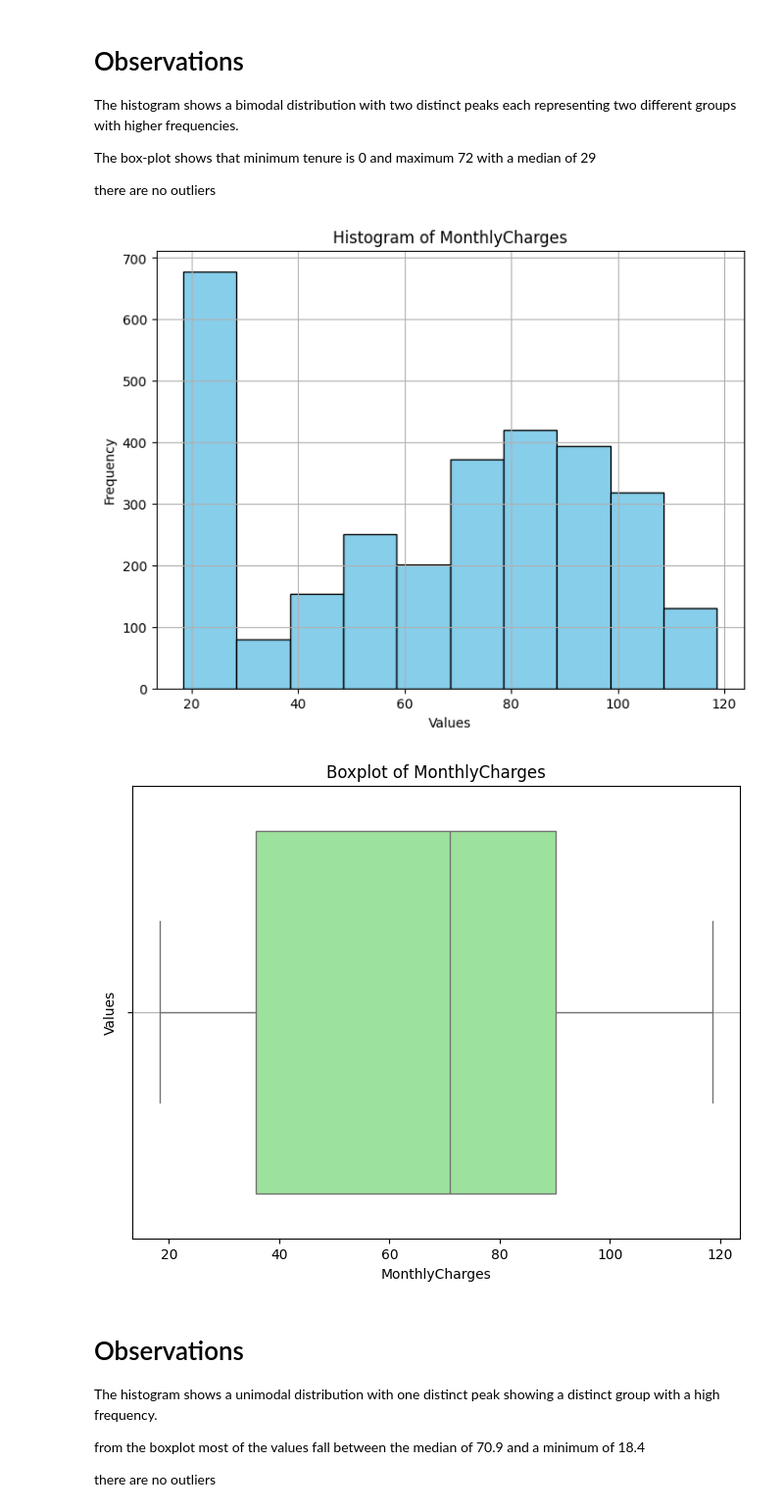
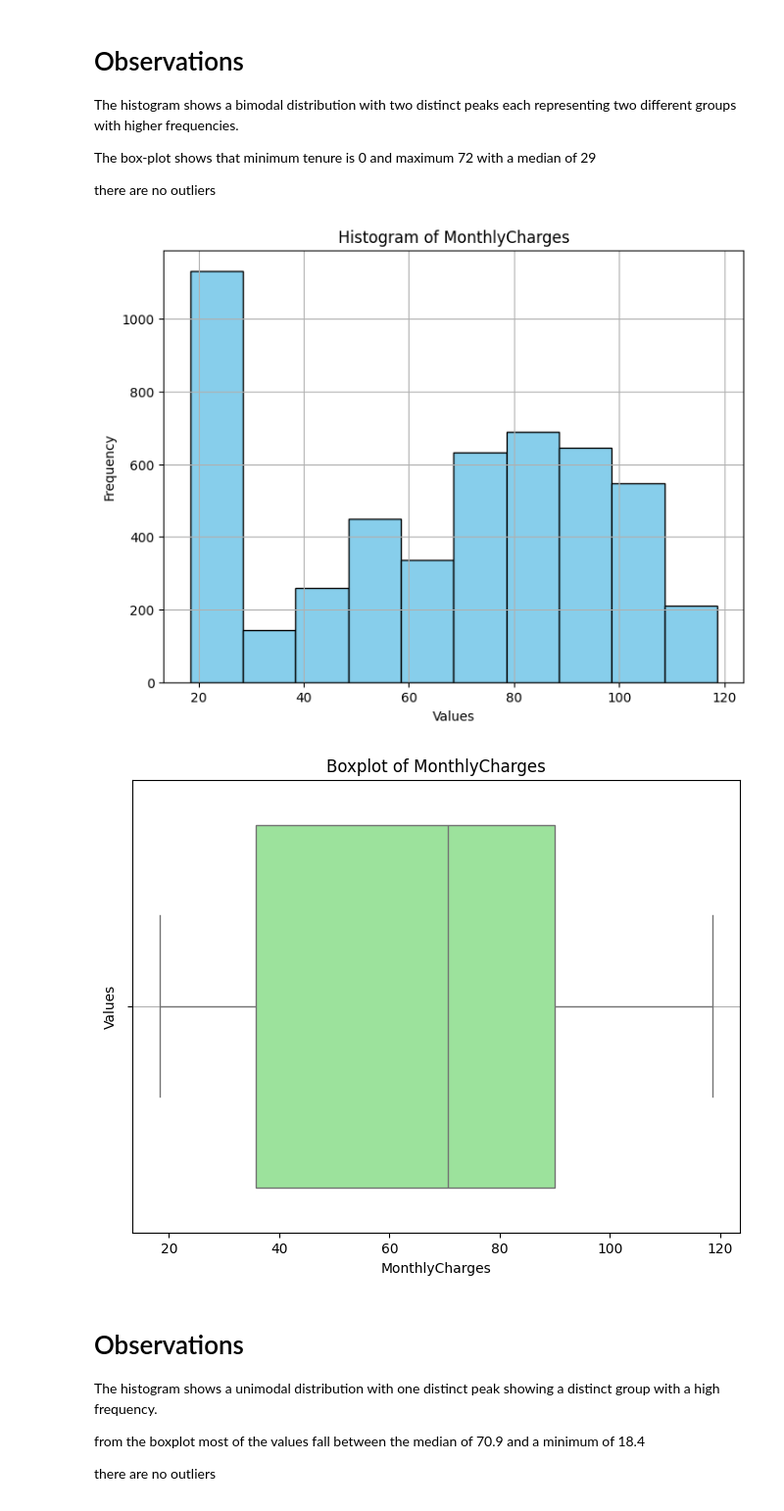
Before and after one commit to Marlon-were/Customer_Churn_Analysis, a Jupyter notebook: churn.ipynb, the cells around one changed output. Shown: that part at 98% size. Cells and saved outputs as stored; diff of their text form; code cells hidden in the pictures.

```diff
--- a/churn.ipynb
+++ b/churn.ipynb
@@ -103,3 +137,37 @@ The first train dataset has data for 3000 customers. It's woth noting that the f
+# %%
+#Fill the missing values in the Multplelines column with values in the Phoneservice column since its evident you can't have multiplelines without phoneservice
+
+#First change the datatype for MultipleLines column to bool
+data_train['MultipleLines'] = data_train['MultipleLines'].astype(bool)
+
+#Fill missing values with the values from the phoneservice column
+
+data_train['MultipleLines'] = data_train['MultipleLines'].fillna(data_train['PhoneService'])
+# %%
+#fill the missing values in the columns OnlineSecurity, OnlineBackup, DeviceProtection, TechSupport, StreamingTV, StreamingMovies with 'unknown'
+
+data_train['OnlineSecurity'] = data_train['OnlineSecurity'].fillna('Unknown')
+data_train['OnlineBackup'] = data_train['OnlineBackup'].fillna('Unknown')
+data_train['DeviceProtection'] = data_train['DeviceProtection'].fillna('Unknown')
+data_train['TechSupport'] = data_train['TechSupport'].fillna('Unknown')
+data_train['StreamingTV'] = data_train['StreamingTV'].fillna('Unknown')
+data_train['StreamingMovies'] = data_train['StreamingMovies'].fillna('Unknown')
+# %%
+# fil missing values in the totalCharges column with the median value
+
+#first change data type to numeric
+data_train['TotalCharges'] = pd.to_numeric(data_train['TotalCharges'], errors='coerce')
+
+
+#find median value
+
+median_value = data_train['TotalCharges'].median()
+
+#fill the missing values
+data_train['TotalCharges'] = data_train['TotalCharges'].fillna(median_value)
+# %%
+#Drop the row with the null value in the churn column since it is a target variable
+data_train.dropna(subset='Churn', inplace=True)
 # %% [markdown]
 ## Check for Duplication
 # %%
@@ -188,22 +306,22 @@ there are no outliers
 # %%
 # Create a histogram for MonthlyCharges
 plt.figure(figsize=(8, 6))
-plt.hist(data_set1['MonthlyCharges'], bins=10, color='skyblue', edgecolor='black')
+plt.hist(data_train['MonthlyCharges'], bins=10, color='skyblue', edgecolor='black')
 plt.title('Histogram of MonthlyCharges')
 plt.xlabel('Values')
 plt.ylabel('Frequency')
 plt.grid(True)
 plt.show()
 
 # Create a boxplot for MonthlyCharges
 plt.figure(figsize=(8, 6))
-sns.boxplot(x=data_set1['MonthlyCharges'], color='lightgreen', orient='v')
+sns.boxplot(x=data_train['MonthlyCharges'], color='lightgreen', orient='v')
 plt.title('Boxplot of MonthlyCharges')
 plt.ylabel('Values')
 plt.grid(True, axis='y')
 plt.show()
 # %% [output]
-[figure, old version]
+[figure, new version]
 [figure]
 # %% [markdown]
 # Observations
```
Also changed, not shown: parts of 22 cells of this notebook, 1 other file.
